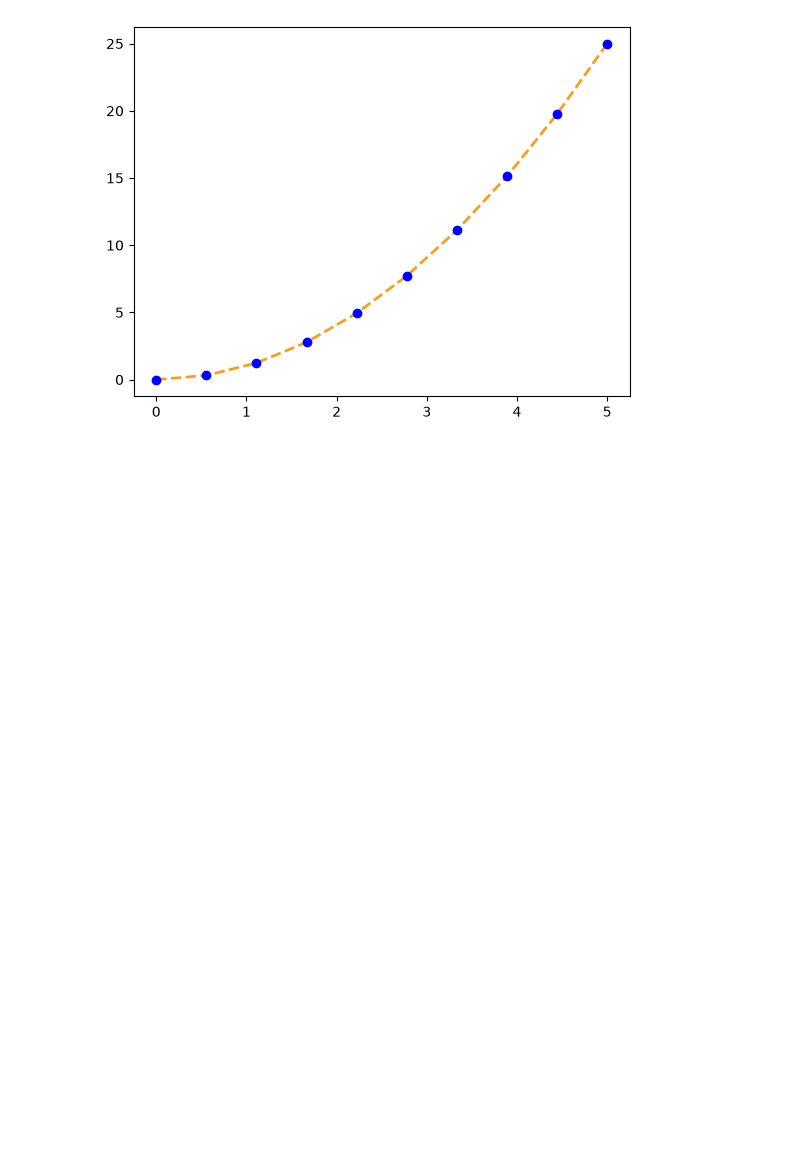
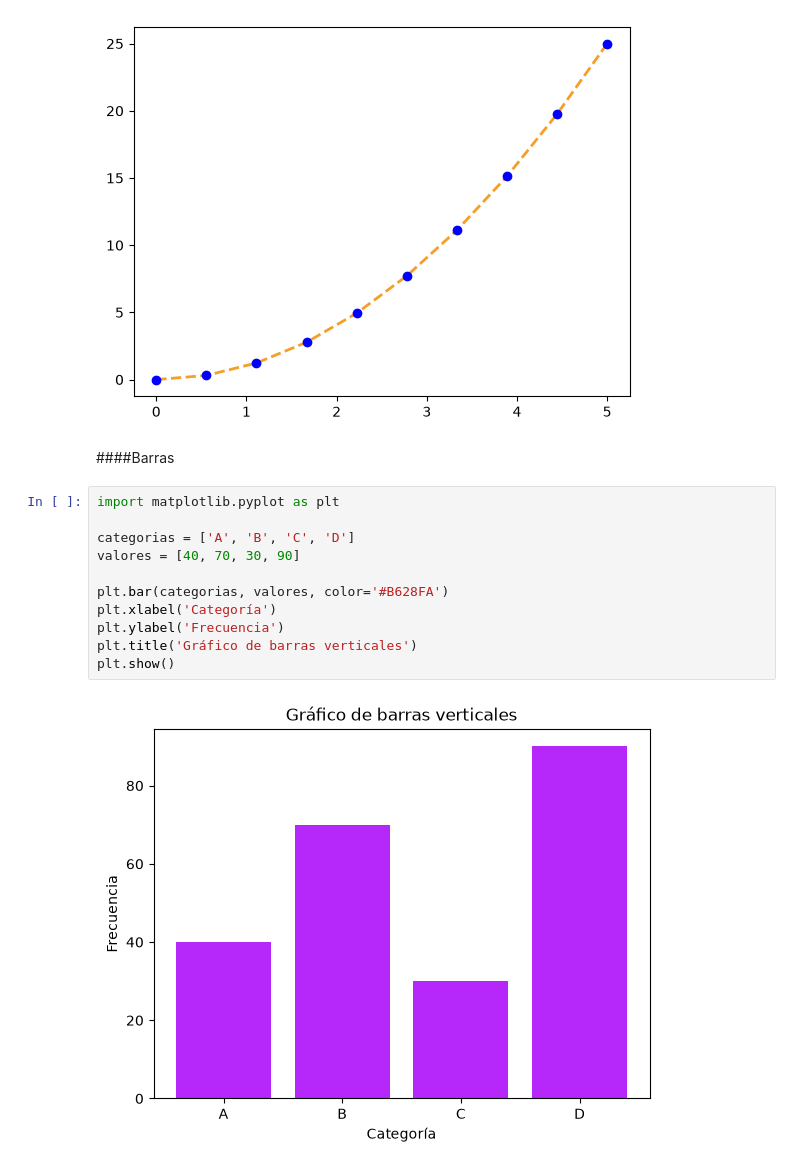
Before and after one commit to edex10ed-source/01-python-intro, a Jupyter notebook: notebooks/27_14082026_matplotlib.ipynb, the cells around one changed output. Saved outputs shown, nothing was run; the diff lists cells and outputs as text; blank space fills up the shorter version.

Commit message:
Entregable 3_2 /matplotlib

```diff
--- a/notebooks/27_14082026_matplotlib.ipynb
+++ b/notebooks/27_14082026_matplotlib.ipynb
@@ -46,3 +46,18 @@ plt.plot(x, y, color="#F59F27", linestyle='--', linewidth=2, marker='o', markere
 # %% [output]
 [<matplotlib.lines.Line2D at 0x...>]
 [figure]
+# %% [markdown]
+####Barras
+# %%
+import matplotlib.pyplot as plt
+
+categorias = ['A', 'B', 'C', 'D']
+valores = [40, 70, 30, 90]
+
+plt.bar(categorias, valores, color='#B628FA')
+plt.xlabel('Categoría')
+plt.ylabel('Frecuencia')
+plt.title('Gráfico de barras verticales')
+plt.show()
+# %% [output]
+[figure, added]
```
Also changed, not shown: parts of 3 cells of this notebook, 6 other files.
